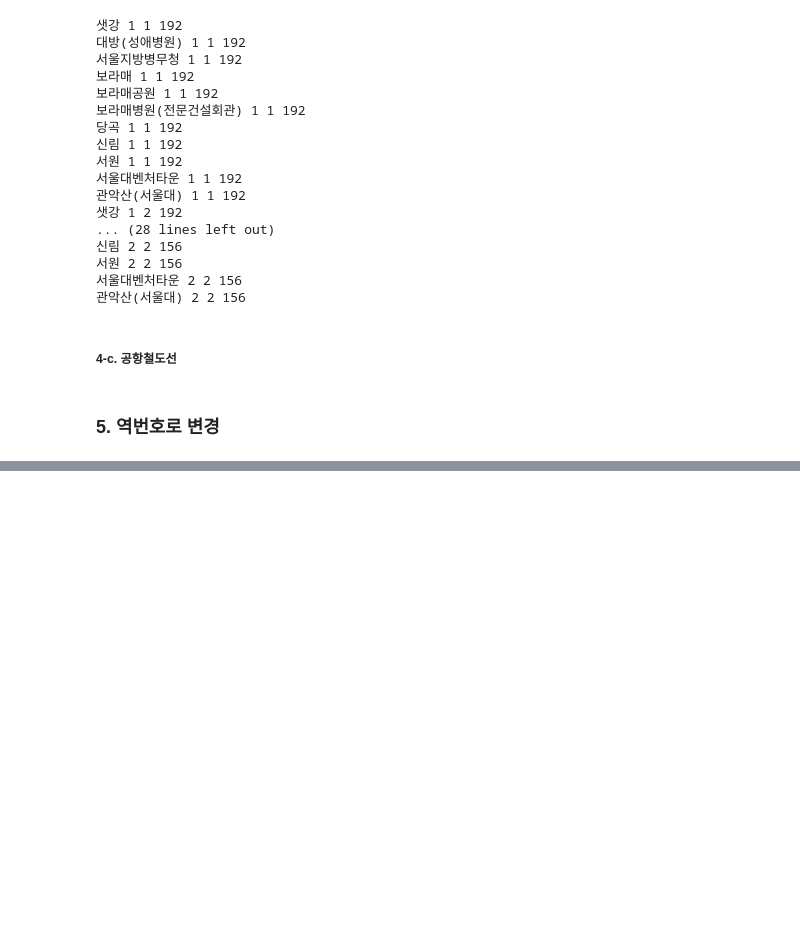
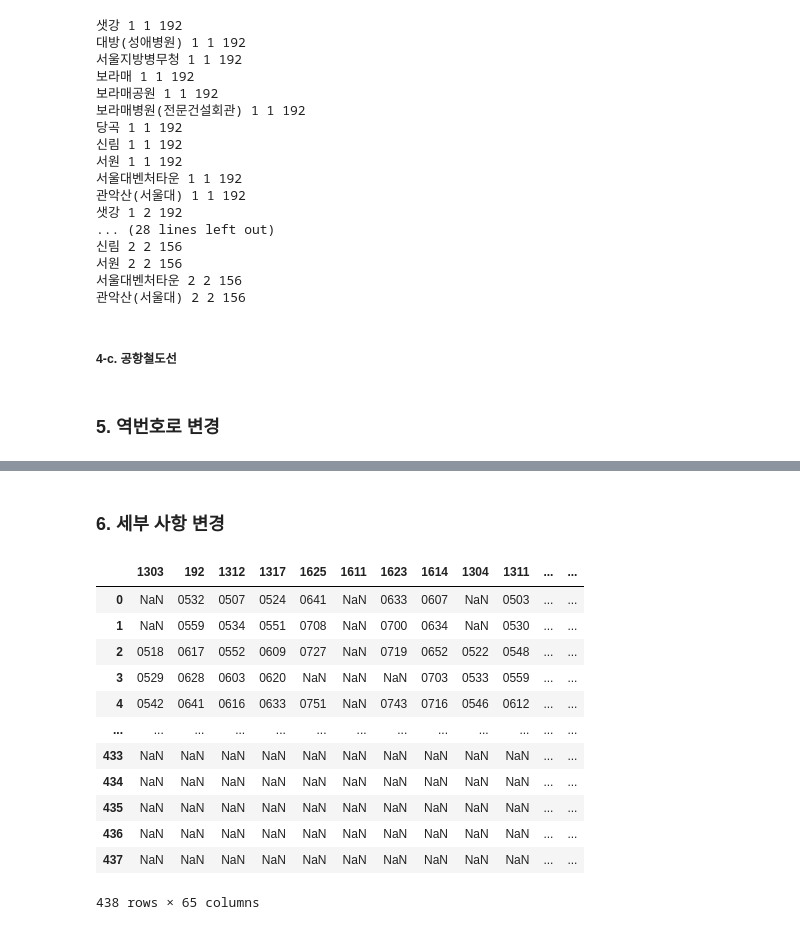
Before and after one commit to 23-1-CauCapstone-Team3/DataPreprocessing, a Jupyter notebook: train/timetable.ipynb, the cells around one changed output, grey strips where cells are left out. Drawn from its saved outputs; the diff is of its cells as text; code cells hidden in the pictures; blank space fills up the shorter version.

```diff
--- a/train/timetable.ipynb
+++ b/train/timetable.ipynb
@@ -1672,0 +1787,4 @@ result.to_csv("./timetable/result_2/공항철도선.csv")
+# %%
+timetables[15] = timetables[15].rename(columns={
+    '4·19민주묘지': '4.19 민주묘지'
+})
@@ -1672,0 +1829,26 @@ result.to_csv("./timetable/result_2/공항철도선.csv")
+# %%
+for i in range(len(timetables)):
+    station_name = list(result["역사명"][result["노선명"] == routes[i]])
+    station_num = np.array(list(result["역코드"][result["노선명"] == routes[i]])).astype(int)
+
+    col_change = dict(zip(station_name, station_num))
+
+    timetables[i] = timetables[i].rename(columns=col_change)
+# %%
+# 확인
+
+for i in range(len(timetables)):
+    station_name = set(result["역사명"][result["노선명"] == routes[i]])
+    timetable_name = set(
+        timetables[i].columns) - {"열차번호", "출발역사명", "도착역사명", "출발시간", "도착시간", "요일", "방향", "급행선"}
+    # print(timetable_name)
+
+    station_diff = sorted(station_name - timetable_name)
+    timetable_diff = sorted(timetable_name - station_name)
+
+    print(" ----- " + filenames[i] + " ----- ")
+    # print(station_name)
+    print(timetable_name)
+    # print(station_diff)
+    # print(timetable_diff)
+    print(" ---------- ")
@@ -1672,0 +1873,29 @@ result.to_csv("./timetable/result_2/공항철도선.csv")
+# %% [markdown]
+### 6. 세부 사항 변경
+# %%
+for i in range(len(timetables)):
+    timetable_name = set(
+        timetables[i].columns) - {"열차번호", "출발역사명", "도착역사명", "출발시간", "도착시간", "요일", "방향", "급행선"}
+
+    for name in timetable_name:
+        # 시간 형식 바꾸기
+        timetables[i][name] = timetables[i][name].str.replace(':', '')
+
+    timetables[i]['도착시간'] = timetables[i]['도착시간'].str.replace(':', '')
+# %%
+# 확인
+timetables[0]
+# %% [output]
+|  | 1303 | 192 | 1312 | 1317 | 1625 | 1611 | 1623 | 1614 | 1304 | 1311 | ... | ... |
+| 0 | NaN | 0532 | 0507 | 0524 | 0641 | NaN | 0633 | 0607 | NaN | 0503 | ... | ... |
+| 1 | NaN | 0559 | 0534 | 0551 | 0708 | NaN | 0700 | 0634 | NaN | 0530 | ... | ... |
+| 2 | 0518 | 0617 | 0552 | 0609 | 0727 | NaN | 0719 | 0652 | 0522 | 0548 | ... | ... |
+| 3 | 0529 | 0628 | 0603 | 0620 | NaN | NaN | NaN | 0703 | 0533 | 0559 | ... | ... |
+| 4 | 0542 | 0641 | 0616 | 0633 | 0751 | NaN | 0743 | 0716 | 0546 | 0612 | ... | ... |
+| ... | ... | ... | ... | ... | ... | ... | ... | ... | ... | ... | ... | ... |
+| 433 | NaN | NaN | NaN | NaN | NaN | NaN | NaN | NaN | NaN | NaN | ... | ... |
+| 434 | NaN | NaN | NaN | NaN | NaN | NaN | NaN | NaN | NaN | NaN | ... | ... |
+| 435 | NaN | NaN | NaN | NaN | NaN | NaN | NaN | NaN | NaN | NaN | ... | ... |
+| 436 | NaN | NaN | NaN | NaN | NaN | NaN | NaN | NaN | NaN | NaN | ... | ... |
+| 437 | NaN | NaN | NaN | NaN | NaN | NaN | NaN | NaN | NaN | NaN | ... | ... |
+438 rows × 65 columns
```
Also changed, not shown: parts of 21 cells of this notebook, 19 other files.
